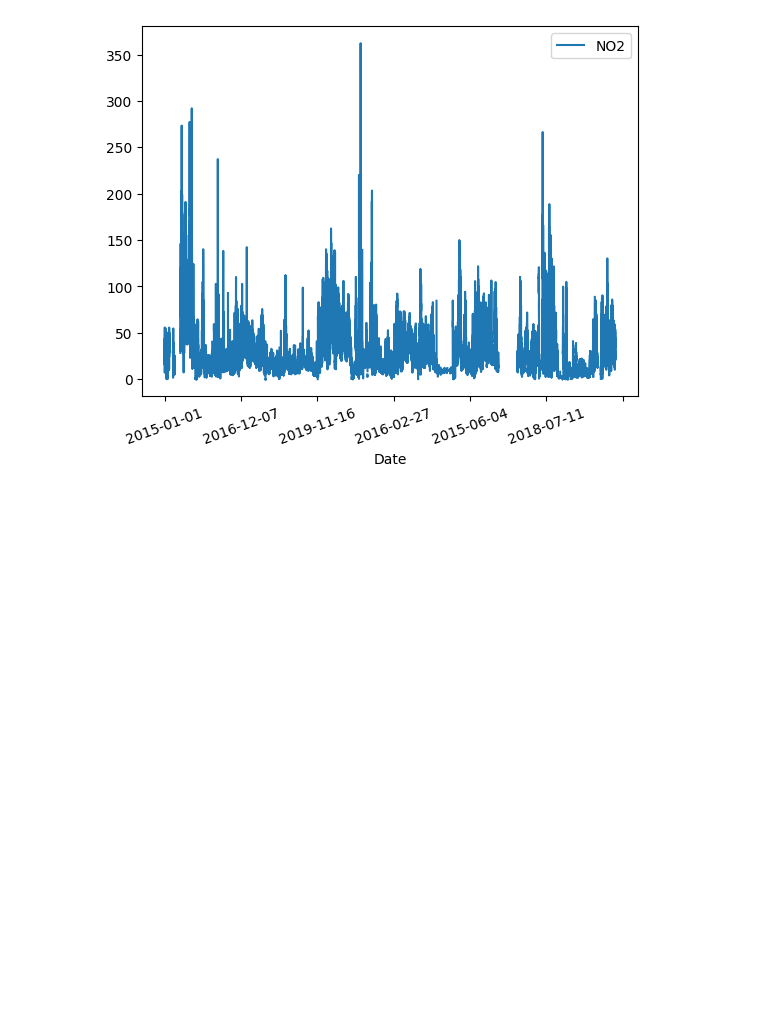
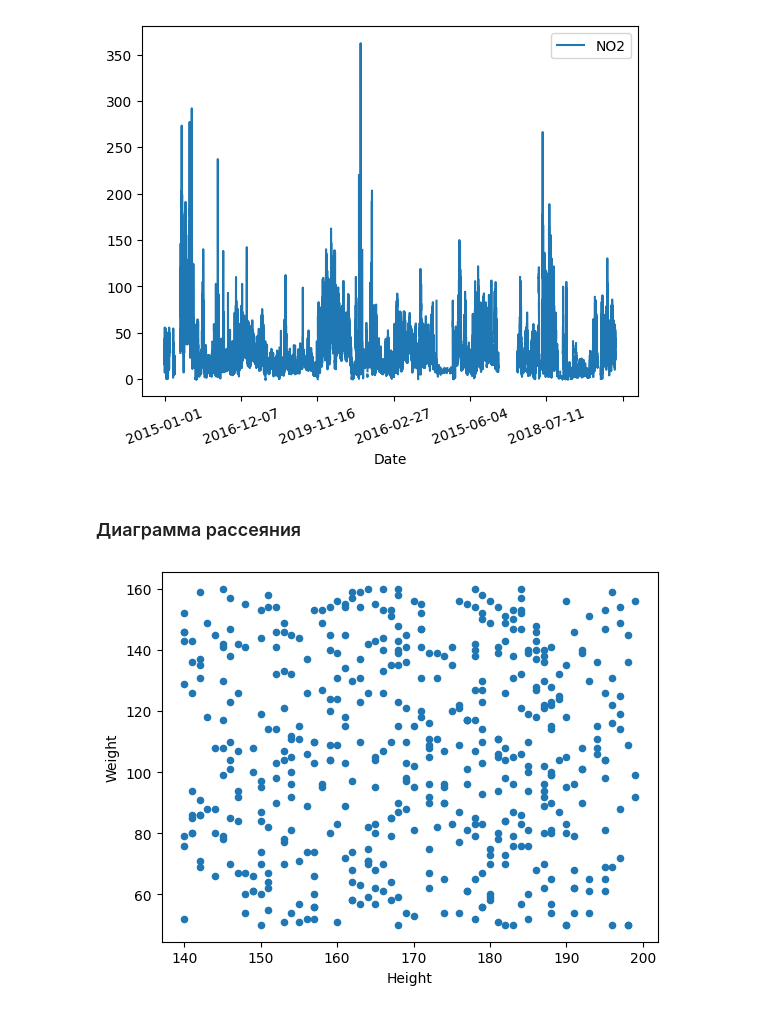
Before and after one commit to golubnichiy/big_data_092925, a Jupyter notebook: day_02.ipynb, the cells around one changed output. Drawn from its saved outputs; the diff is of its cells as text; code cells hidden in the pictures; blank space fills up the shorter version.

```diff
--- a/day_02.ipynb
+++ b/day_02.ipynb
@@ -77,3 +77,10 @@ aq.plot(x = 'Date', y = 'NO2', rot=20)
 plt.show()
 # %% [output]
 [figure]
+# %% [markdown]
+### Диаграмма рассеяния
+# %%
+data.plot(x='Height', y='Weight', kind='scatter')
+plt.show()
+# %% [output]
+[figure, added]
```
Also changed, not shown: parts of 10 cells of this notebook, 1 other file.
